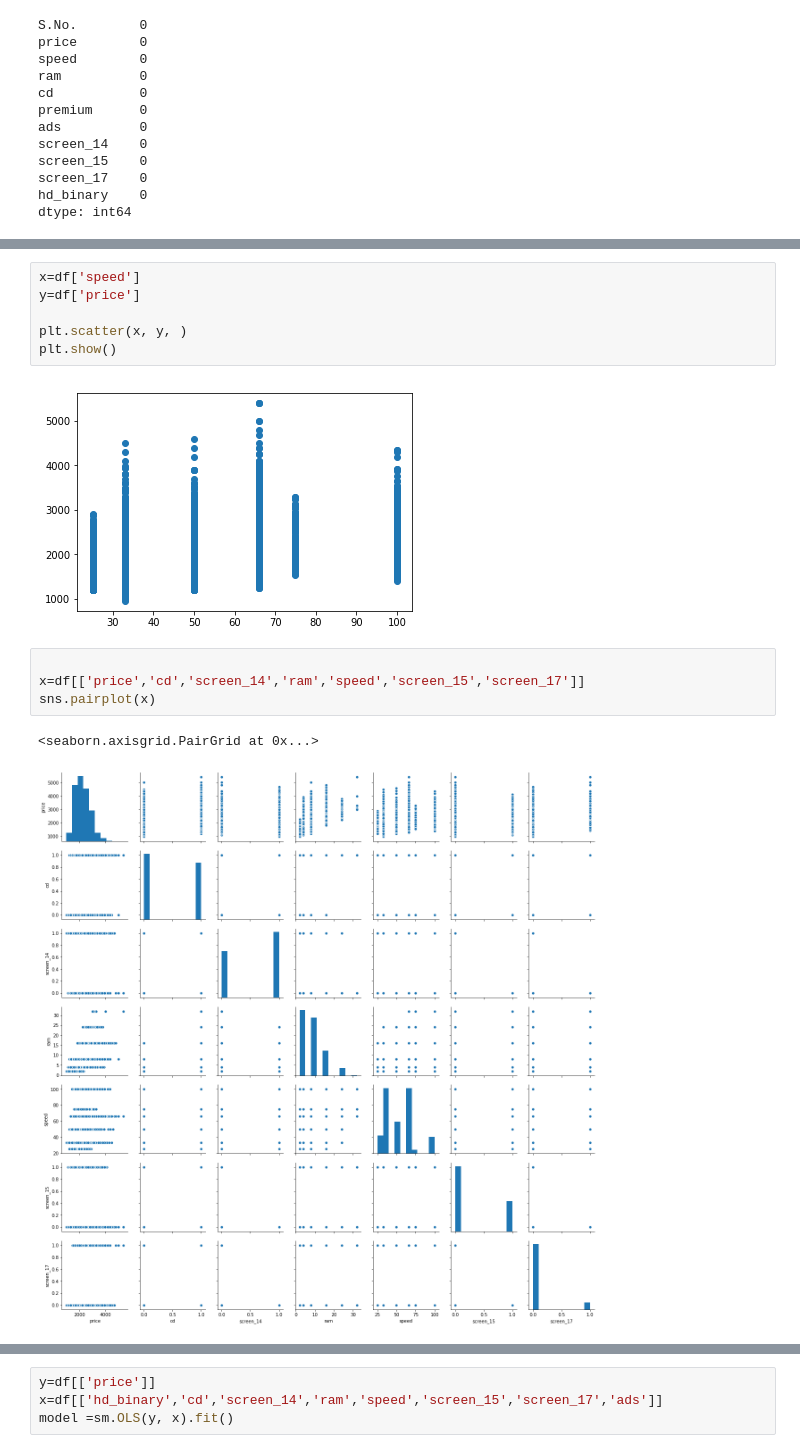
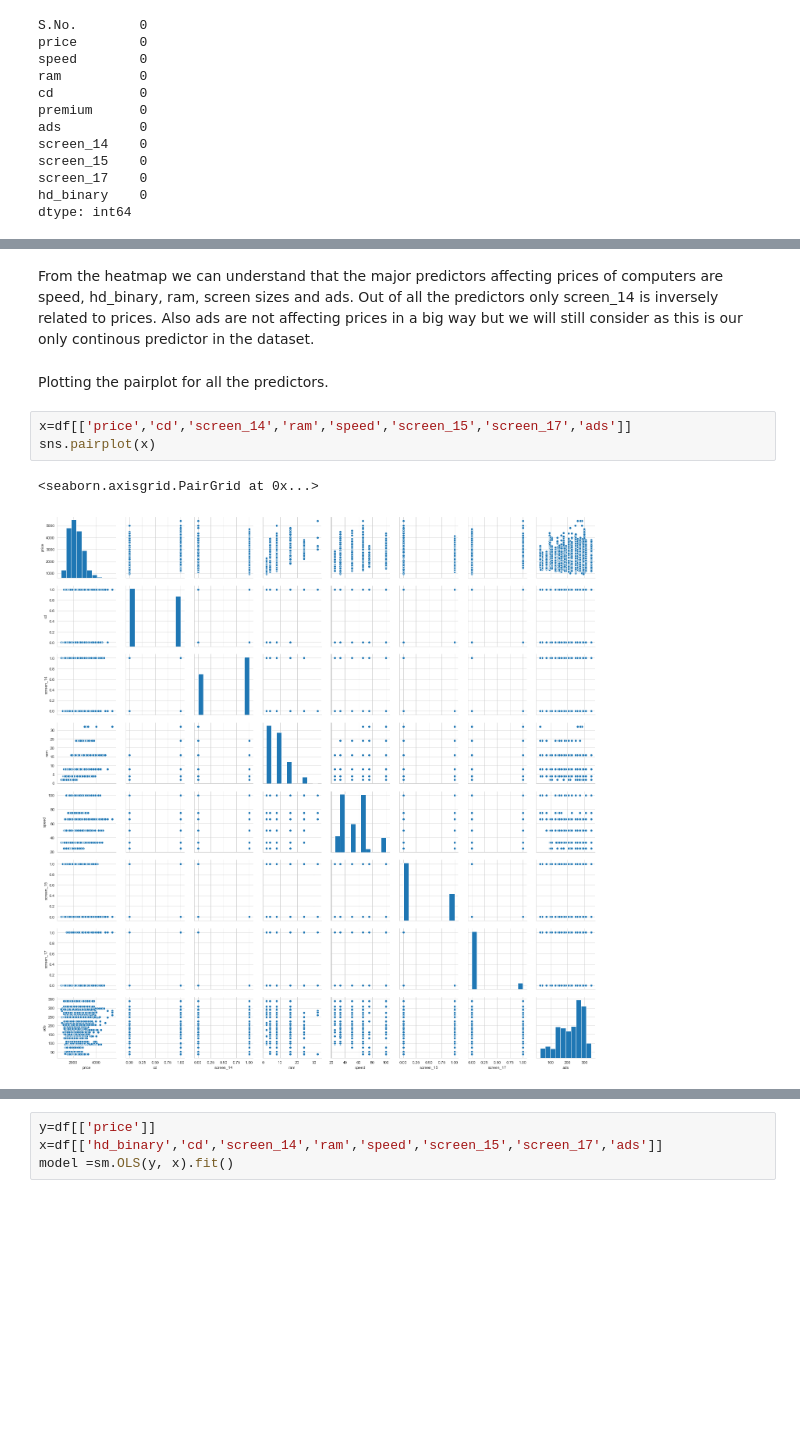
Before and after one commit to kapilashu/Data-Science-Assignments, a Jupyter notebook: Assignment 2_AshuKapil_INFO6105.ipynb, the cells around one changed output, grey strips where cells are left out. Saved outputs shown, nothing was run; the diff lists cells and outputs as text; blank space fills up the shorter version.

```diff
--- a/Assignment 2_AshuKapil_INFO6105.ipynb
+++ b/Assignment 2_AshuKapil_INFO6105.ipynb
@@ -299,15 +316,10 @@ sns.heatmap(x.corr(), annot=True)
-# %%
-x=df['speed']
-y=df['price']
-
-plt.scatter(x, y, )
-plt.show()
-# %% [output]
-[figure, removed]
+# %% [markdown]
+From the heatmap we can understand that the major predictors affecting prices of computers are speed, hd_binary, ram, screen sizes and ads. Out of all the predictors only screen_14 is inversely related to prices. Also ads are not affecting prices in a big way but we will still consider as this is our only continous predictor in the dataset.
+# %% [markdown]
+Plotting the pairplot for all the predictors.
 # %%
-
-x=df[['price','cd','screen_14','ram','speed','screen_15','screen_17']]
+x=df[['price','cd','screen_14','ram','speed','screen_15','screen_17','ads']]
 sns.pairplot(x)
 # %% [output]
 <seaborn.axisgrid.PairGrid at 0x...>
-[figure, old version]
+[figure, new version]
```
Also changed, not shown: parts of 81 cells of this notebook.
